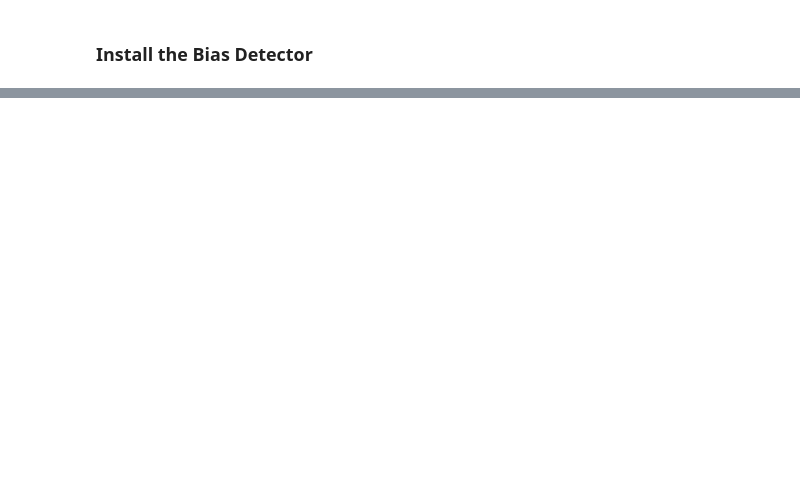
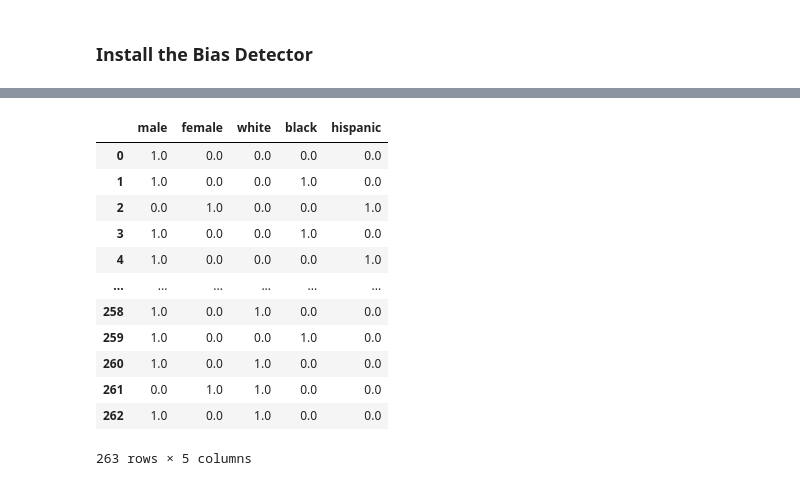
Before and after one commit to intuit/bias-detector, a Jupyter notebook: demos/compas/compas-prediction-per-age.ipynb, the cells around one changed output, grey strips where cells are left out. Cells and saved outputs as stored; diff of their text form; code cells hidden in the pictures; blank space fills up the shorter version.

```diff
--- a/demos/compas/compas-prediction-per-age.ipynb
+++ b/demos/compas/compas-prediction-per-age.ipynb
@@ -83,0 +149,16 @@ for name, age_group in df.groupby('age_cat'):
+# %%
+true_groups
+# %% [output]
+|  | male | female | white | black | hispanic |
+| 0 | 1.0 | 0.0 | 0.0 | 0.0 | 0.0 |
+| 1 | 1.0 | 0.0 | 0.0 | 1.0 | 0.0 |
+| 2 | 0.0 | 1.0 | 0.0 | 0.0 | 1.0 |
+| 3 | 1.0 | 0.0 | 0.0 | 1.0 | 0.0 |
+| 4 | 1.0 | 0.0 | 0.0 | 0.0 | 1.0 |
+| ... | ... | ... | ... | ... | ... |
+| 258 | 1.0 | 0.0 | 1.0 | 0.0 | 0.0 |
+| 259 | 1.0 | 0.0 | 0.0 | 1.0 | 0.0 |
+| 260 | 1.0 | 0.0 | 1.0 | 0.0 | 0.0 |
+| 261 | 0.0 | 1.0 | 1.0 | 0.0 | 0.0 |
+| 262 | 1.0 | 0.0 | 1.0 | 0.0 | 0.0 |
+263 rows × 5 columns
```
Also changed, not shown: parts of 19 cells of this notebook.
